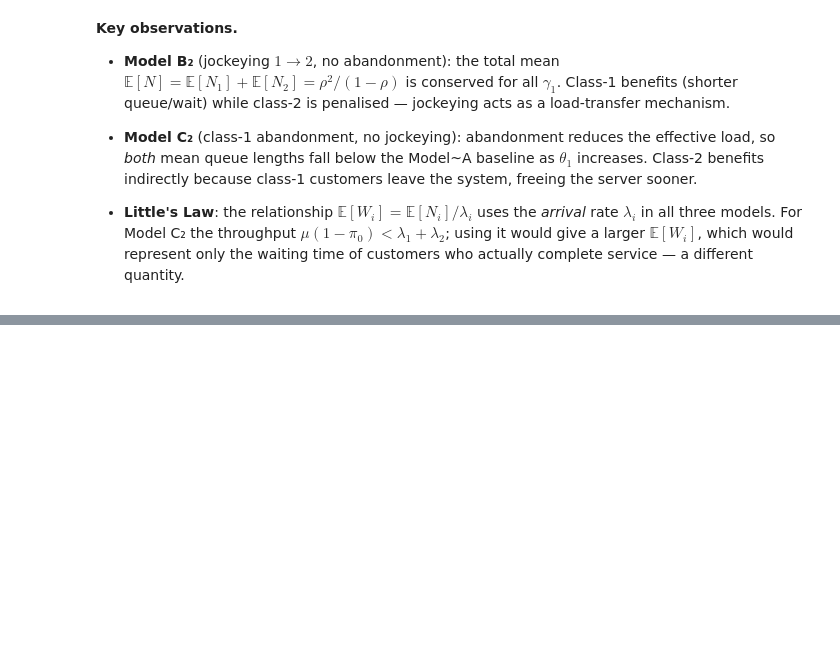
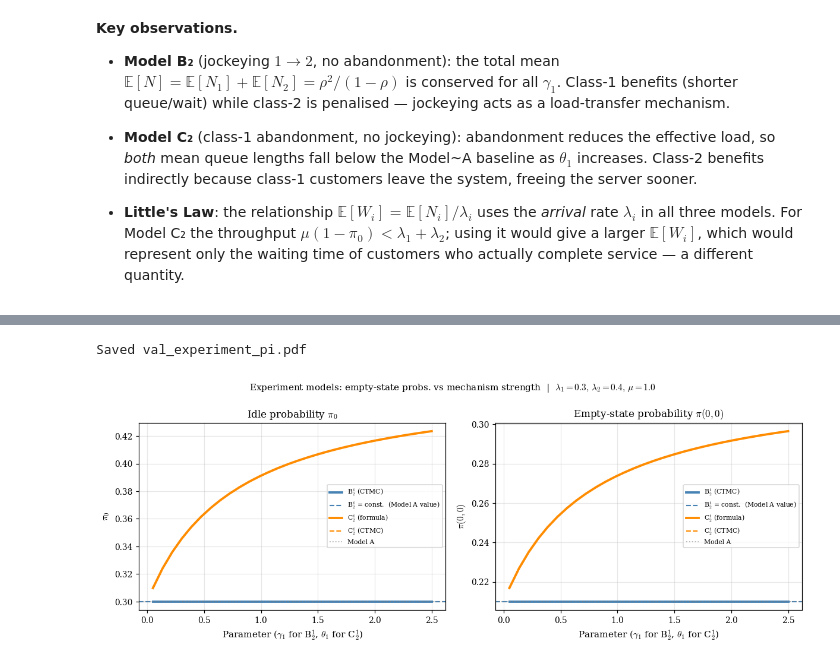
Before and after one commit to M-M-Vic/M-Thesis---Notes, a Jupyter notebook: Code/nb_validation.ipynb, the cells around one changed output, grey strips where cells are left out. Drawn from its saved outputs; the diff is of its cells as text; code cells hidden in the pictures; blank space fills up the shorter version.

```diff
--- a/Code/nb_validation.ipynb
+++ b/Code/nb_validation.ipynb
@@ -1568,0 +1814,43 @@ Saved val_meanq_all.pdf
+# %%
+# ── Parameter sweep: pi_0, pi(0,0) vs gamma1 and theta1 ───────────────────────
+
+sweep = np.linspace(0.05, 2.5, 30)
+pi0_B21, pi0_C21_v, pi00_B21, pi00_C21_v = [], [], [], []
+pi0_C21f, pi00_C21f = [], []
+
+for r in sweep:
+    rb = solve_B21(lam1_e, lam2_e, mu_e, r, N_max=35)
+    pi0_B21.append(rb["pi_idle"]); pi00_B21.append(rb["pi_joint"][0,0])
+    rc = solve_C21(lam1_e, lam2_e, mu_e, r, N_max=35)
+    pi0_C21_v.append(rc["pi_idle"]); pi00_C21_v.append(rc["pi_joint"][0,0])
+    pi0_C21f.append(pi0_C21(lam1_e, lam2_e, mu_e, r))
+    pi00_C21f.append(pi00_C21(lam1_e, lam2_e, mu_e, r))
+
+fig, (ax1, ax2) = plt.subplots(1, 2, figsize=(11, 4.2))
+for ax, y_B21, y_C21_ct, y_C21_fm, y_A, ylabel, title in zip(
+        [ax1, ax2],
+        [pi0_B21,  pi00_B21],
+        [pi0_C21_v, pi00_C21_v],
+        [pi0_C21f,  pi00_C21f],
+        [1-rho_e, rho_e*(1-rho_e)],
+        [r"$\pi_0$", r"$\pi(0,0)$"],
+        [r"Idle probability $\pi_0$", r"Empty-state probability $\pi(0,0)$"]):
+    ax.plot(sweep, y_B21,    "steelblue", lw=2.5, label=r"B$_2^1$ (CTMC)")
+    ax.axhline(y_A, color="steelblue", ls="--", lw=1.4,
+               label=r"B$_2^1$ = const.  (Model A value)")
+    ax.plot(sweep, y_C21_fm, "darkorange", lw=2.5, label=r"C$_2^1$ (formula)")
+    ax.plot(sweep, y_C21_ct, "darkorange", ls="--", lw=1.4, label=r"C$_2^1$ (CTMC)")
+    ax.axhline(y_A, color="gray", ls=":", lw=1.2, alpha=0.6, label="Model A")
+    ax.set_xlabel(r"Parameter ($\gamma_1$ for B$_2^1$, $\theta_1$ for C$_2^1$)")
+    ax.set_ylabel(ylabel); ax.set_title(title)
+    ax.legend(fontsize=7); ax.grid(alpha=0.3)
+
+fig.suptitle(rf"Experiment models: empty-state probs. vs mechanism strength  "
+             rf"|  $\lambda_1={lam1_e},\,\lambda_2={lam2_e},\,\mu={mu_e}$", fontsize=10)
+fig.tight_layout()
+plt.savefig("../figures/validation/val_experiment_pi.pdf", bbox_inches="tight")
+plt.savefig("../figures/validation/val_experiment_pi.png", bbox_inches="tight", dpi=150)
+print("Saved val_experiment_pi.pdf")
+# %% [output]
+Saved val_experiment_pi.pdf
+[figure, added]
```
Also changed, not shown: parts of 5 cells of this notebook, 16 other files.
